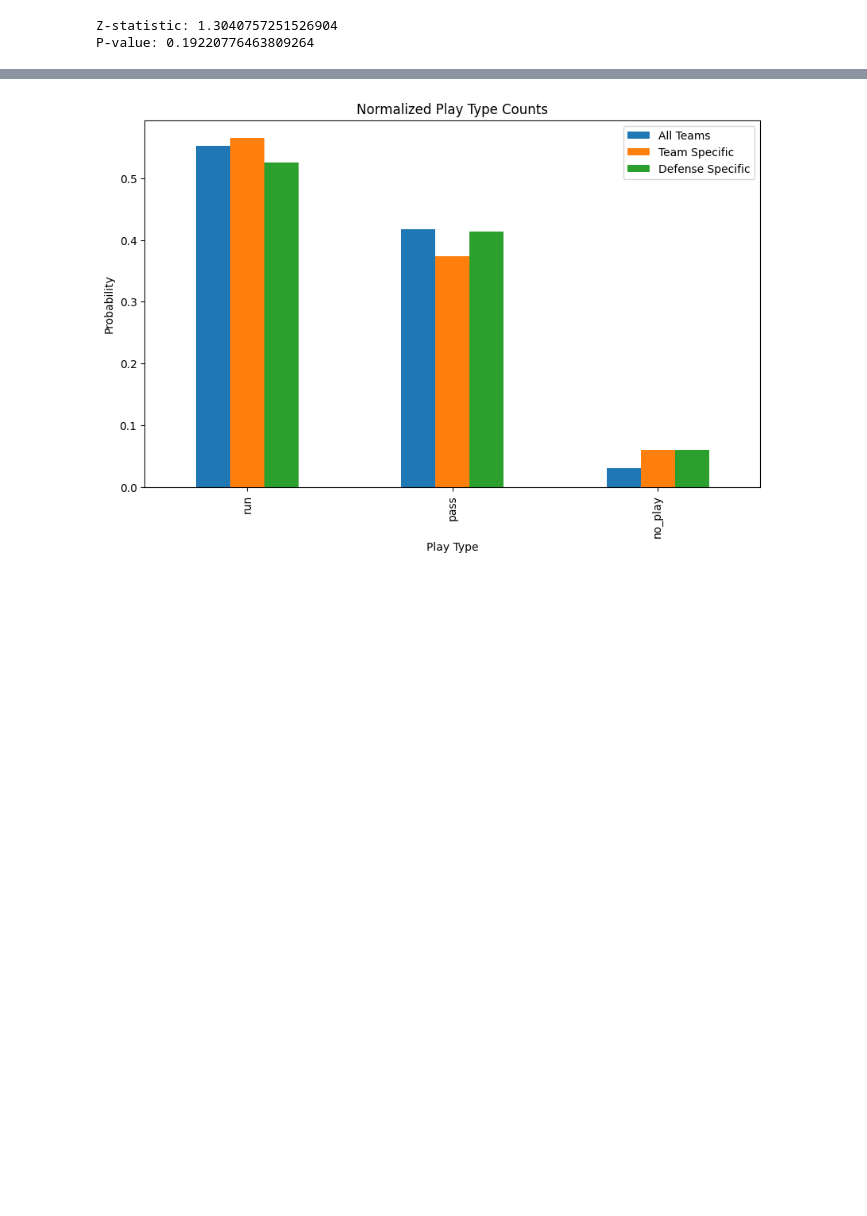
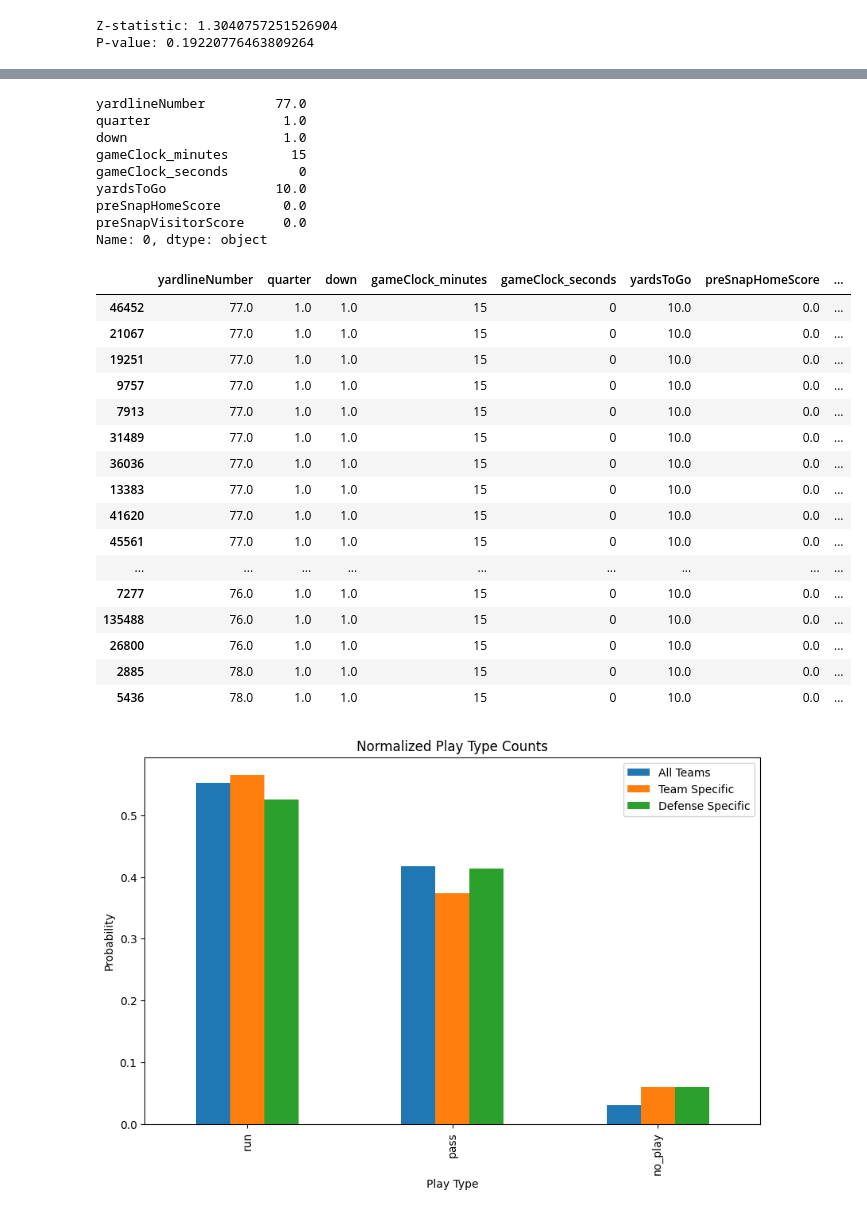
Before and after one commit to rahikot/NFLWViz, a Jupyter notebook: backend/experiment.ipynb, the cells around one changed output, grey strips where cells are left out. Cells and saved outputs as stored; diff of their text form; code cells hidden in the pictures; blank space fills up the shorter version.

```diff
--- a/backend/experiment.ipynb
+++ b/backend/experiment.ipynb
@@ -169,3 +187,33 @@ See the caveats in the documentation: https://pandas.pydata.org/pandas-docs/stab
+# %%
+print(df.iloc[0][["yardlineNumber", "quarter", "down", 'gameClock_minutes', 'gameClock_seconds', "yardsToGo", "preSnapHomeScore", "preSnapVisitorScore"]])
+similar_df[["yardlineNumber", "quarter", "down", 'gameClock_minutes', 'gameClock_seconds', "yardsToGo", "preSnapHomeScore", "preSnapVisitorScore"]]
+# %% [output]
+yardlineNumber         77.0
+quarter                 1.0
+down                    1.0
+gameClock_minutes        15
+gameClock_seconds         0
+yardsToGo              10.0
+preSnapHomeScore        0.0
+preSnapVisitorScore     0.0
+Name: 0, dtype: object
+|  | yardlineNumber | quarter | down | gameClock_minutes | gameClock_seconds | yardsToGo | preSnapHomeScore | ... |
+| 46452 | 77.0 | 1.0 | 1.0 | 15 | 0 | 10.0 | 0.0 | ... |
+| 21067 | 77.0 | 1.0 | 1.0 | 15 | 0 | 10.0 | 0.0 | ... |
+| 19251 | 77.0 | 1.0 | 1.0 | 15 | 0 | 10.0 | 0.0 | ... |
+| 9757 | 77.0 | 1.0 | 1.0 | 15 | 0 | 10.0 | 0.0 | ... |
+| 7913 | 77.0 | 1.0 | 1.0 | 15 | 0 | 10.0 | 0.0 | ... |
+| 31489 | 77.0 | 1.0 | 1.0 | 15 | 0 | 10.0 | 0.0 | ... |
+| 36036 | 77.0 | 1.0 | 1.0 | 15 | 0 | 10.0 | 0.0 | ... |
+| 13383 | 77.0 | 1.0 | 1.0 | 15 | 0 | 10.0 | 0.0 | ... |
+| 41620 | 77.0 | 1.0 | 1.0 | 15 | 0 | 10.0 | 0.0 | ... |
+| 45561 | 77.0 | 1.0 | 1.0 | 15 | 0 | 10.0 | 0.0 | ... |
+| ... | ... | ... | ... | ... | ... | ... | ... | ... |
+| 7277 | 76.0 | 1.0 | 1.0 | 15 | 0 | 10.0 | 0.0 | ... |
+| 135488 | 76.0 | 1.0 | 1.0 | 15 | 0 | 10.0 | 0.0 | ... |
+| 26800 | 76.0 | 1.0 | 1.0 | 15 | 0 | 10.0 | 0.0 | ... |
+| 2885 | 78.0 | 1.0 | 1.0 | 15 | 0 | 10.0 | 0.0 | ... |
+| 5436 | 78.0 | 1.0 | 1.0 | 15 | 0 | 10.0 | 0.0 | ... |
 # %%
 import pandas as pd
 import matplotlib.pyplot as plt
```
Also changed, not shown: parts of 1 cell of this notebook, 5 other files.
